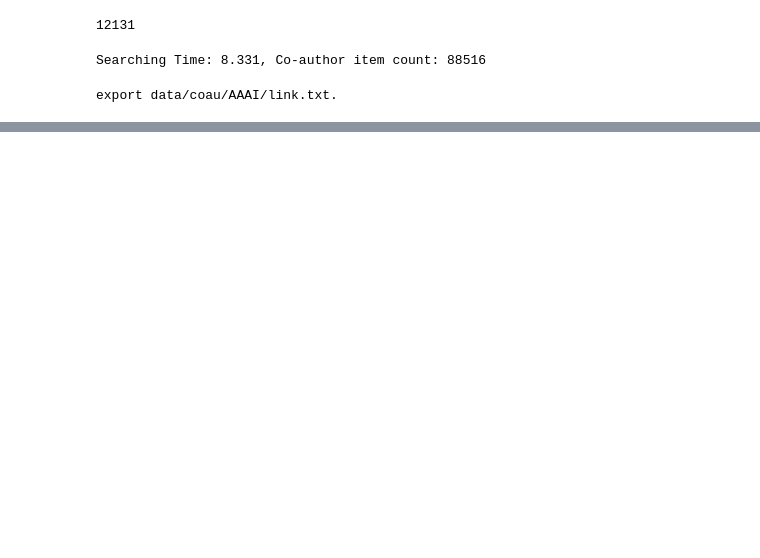
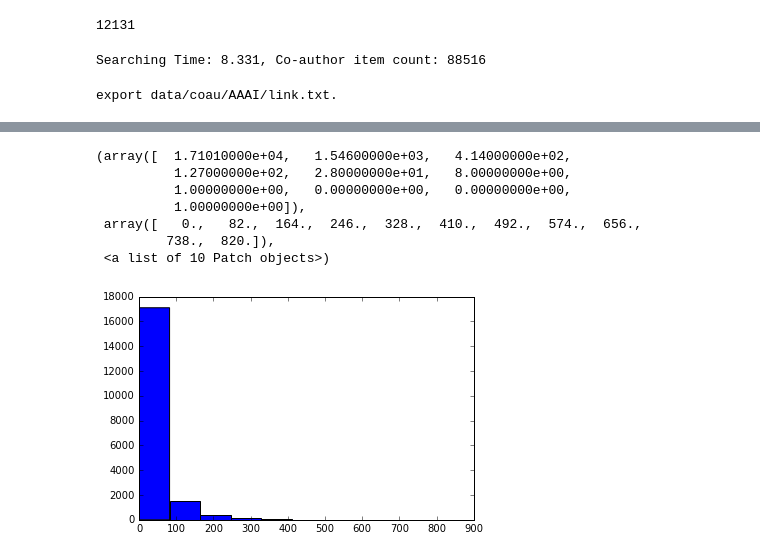
Before and after one commit to elicassion/2017Summer-Community-Detection, a Jupyter notebook: Dataset/coau_extract.ipynb, the cells around one changed output, grey strips where cells are left out. Saved outputs shown, nothing was run; the diff lists cells and outputs as text; code cells hidden in the pictures; blank space fills up the shorter version.

```diff
--- a/Dataset/coau_extract.ipynb
+++ b/Dataset/coau_extract.ipynb
@@ -81,0 +124,11 @@ export data/coau/AAAI/link.txt.
+# %%
+plt.hist(np.array(au_fos_count[2]), bins=10)
+# %% [output]
+(array([  1.71010000e+04,   1.54600000e+03,   4.14000000e+02,
+          1.27000000e+02,   2.80000000e+01,   8.00000000e+00,
+          1.00000000e+00,   0.00000000e+00,   0.00000000e+00,
+          1.00000000e+00]),
+ array([   0.,   82.,  164.,  246.,  328.,  410.,  492.,  574.,  656.,
+         738.,  820.]),
+ <a list of 10 Patch objects>)
+[figure, added]
```
Also changed, not shown: parts of 7 cells of this notebook.
